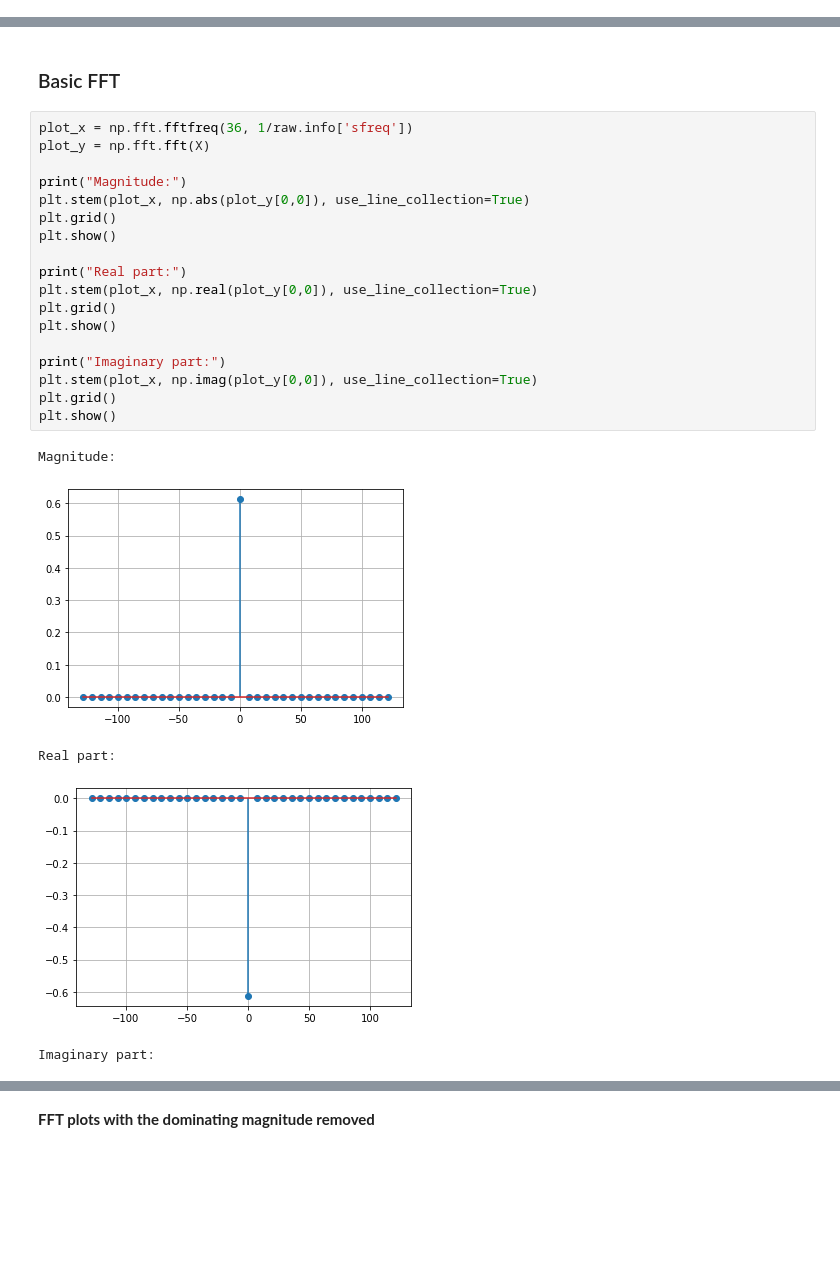
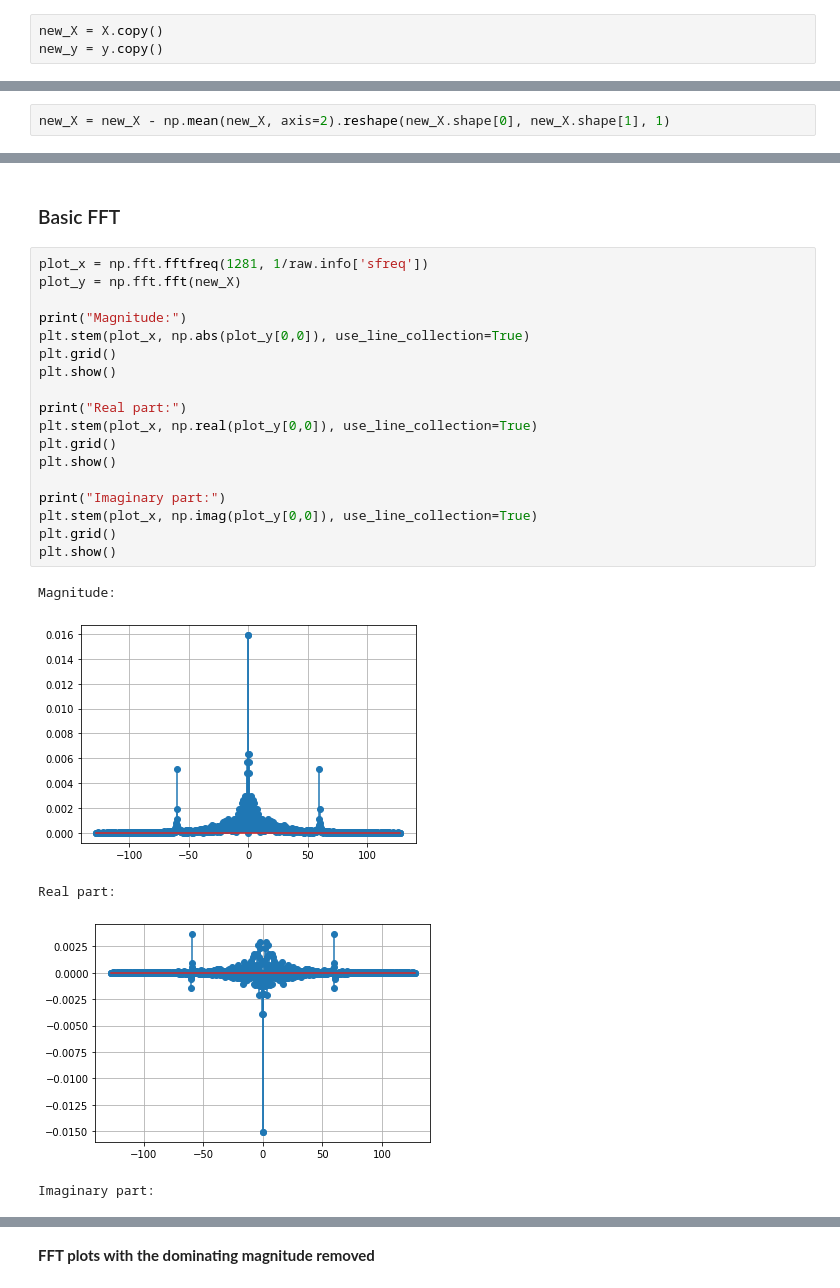
Before and after one commit to konradszewczyk/machine-perception, a Jupyter notebook: analysis_bdf.ipynb, the cells around one changed output, grey strips where cells are left out. Drawn from its saved outputs; the diff is of its cells as text; blank space fills up the shorter version.

```diff
--- a/analysis_bdf.ipynb
+++ b/analysis_bdf.ipynb
@@ -291,0 +285,3 @@ NO NOISE
+# %%
+new_X = X.copy()
+new_y = y.copy()
@@ -291,0 +292,2 @@ NO NOISE
+# %%
+new_X = new_X - np.mean(new_X, axis=2).reshape(new_X.shape[0], new_X.shape[1], 1)
@@ -292,26 +382,26 @@ NO NOISE
 # %% [markdown]
 ### Basic FFT
 # %%
-plot_x = np.fft.fftfreq(36, 1/raw.info['sfreq'])
-plot_y = np.fft.fft(X)
+plot_x = np.fft.fftfreq(1281, 1/raw.info['sfreq'])
+plot_y = np.fft.fft(new_X)
 
 print("Magnitude:")
 plt.stem(plot_x, np.abs(plot_y[0,0]), use_line_collection=True)
 plt.grid()
 plt.show()
 
 print("Real part:")
 plt.stem(plot_x, np.real(plot_y[0,0]), use_line_collection=True)
 plt.grid()
 plt.show()
 
 print("Imaginary part:")
 plt.stem(plot_x, np.imag(plot_y[0,0]), use_line_collection=True)
 plt.grid()
 plt.show()
 # %% [output]
 Magnitude:
-[figure, old version]
+[figure, new version]
 Real part:
-[figure, old version]
+[figure, new version]
 Imaginary part:
```
Also changed, not shown: parts of 51 cells of this notebook, 1 other file.
